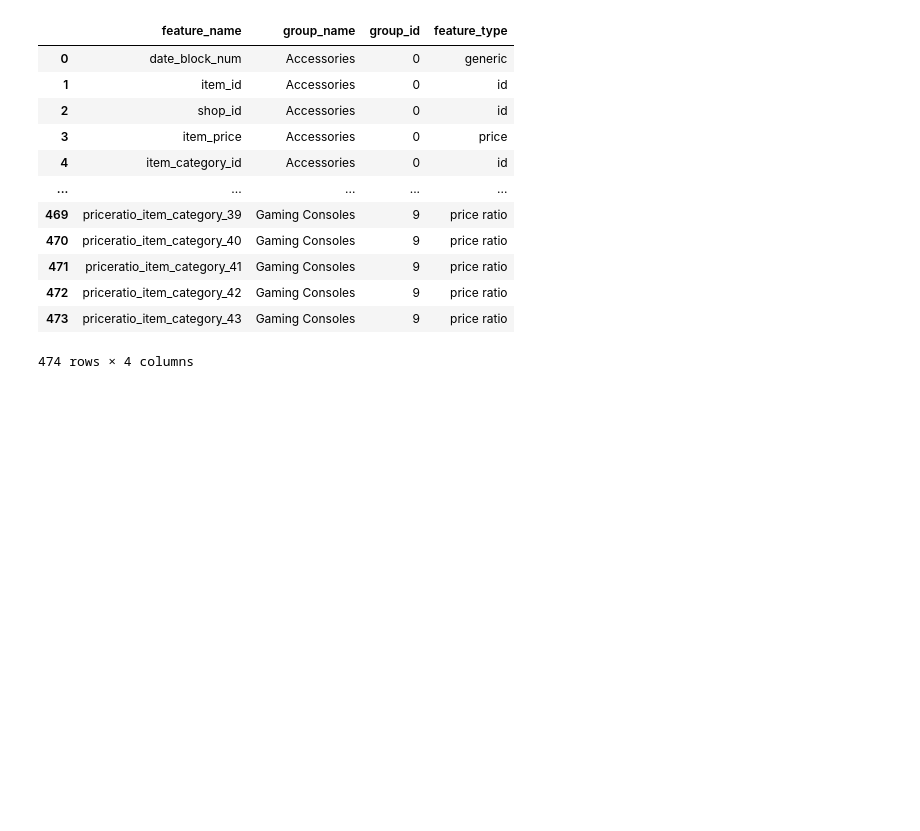
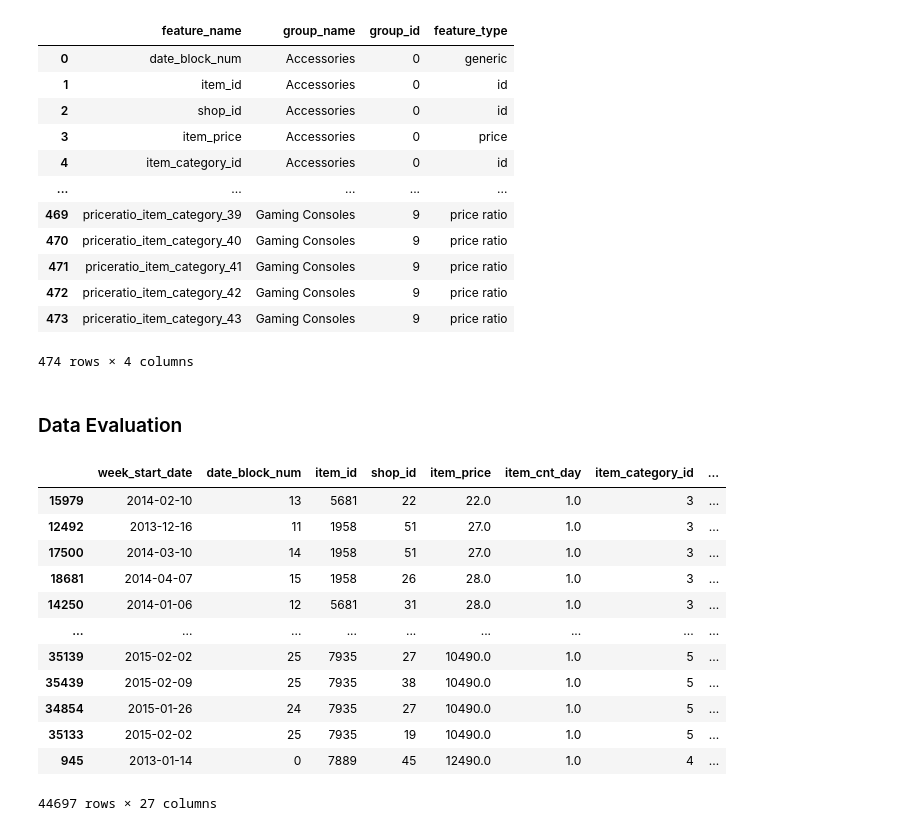
Before and after one commit to ManashJKonwar/ML-Retail-Sales, a Jupyter notebook: modelling_pipeline/training_script_v02.ipynb, the cells around one changed output. Saved outputs shown, nothing was run; the diff lists cells and outputs as text; code cells hidden in the pictures; blank space fills up the shorter version.

```diff
--- a/modelling_pipeline/training_script_v02.ipynb
+++ b/modelling_pipeline/training_script_v02.ipynb
@@ -216,3 +222,22 @@ df_features
 | 472 | priceratio_item_category_42 | Gaming Consoles | 9 | price ratio |
 | 473 | priceratio_item_category_43 | Gaming Consoles | 9 | price ratio |
 474 rows × 4 columns
+# %% [markdown]
+### Data Evaluation
+# %%
+df_exploration_data = finalized_train_dict.get('Accessories').sort_values(by='item_price')
+df_exploration_data
+# %% [output]
+|  | week_start_date | date_block_num | item_id | shop_id | item_price | item_cnt_day | item_category_id | ... |
+| 15979 | 2014-02-10 | 13 | 5681 | 22 | 22.0 | 1.0 | 3 | ... |
+| 12492 | 2013-12-16 | 11 | 1958 | 51 | 27.0 | 1.0 | 3 | ... |
+| 17500 | 2014-03-10 | 14 | 1958 | 51 | 27.0 | 1.0 | 3 | ... |
+| 18681 | 2014-04-07 | 15 | 1958 | 26 | 28.0 | 1.0 | 3 | ... |
+| 14250 | 2014-01-06 | 12 | 5681 | 31 | 28.0 | 1.0 | 3 | ... |
+| ... | ... | ... | ... | ... | ... | ... | ... | ... |
+| 35139 | 2015-02-02 | 25 | 7935 | 27 | 10490.0 | 1.0 | 5 | ... |
+| 35439 | 2015-02-09 | 25 | 7935 | 38 | 10490.0 | 1.0 | 5 | ... |
+| 34854 | 2015-01-26 | 24 | 7935 | 27 | 10490.0 | 1.0 | 5 | ... |
+| 35133 | 2015-02-02 | 25 | 7935 | 19 | 10490.0 | 1.0 | 5 | ... |
+| 945 | 2013-01-14 | 0 | 7889 | 45 | 12490.0 | 1.0 | 4 | ... |
+44697 rows × 27 columns
```
Also changed, not shown: parts of 5 cells of this notebook.
